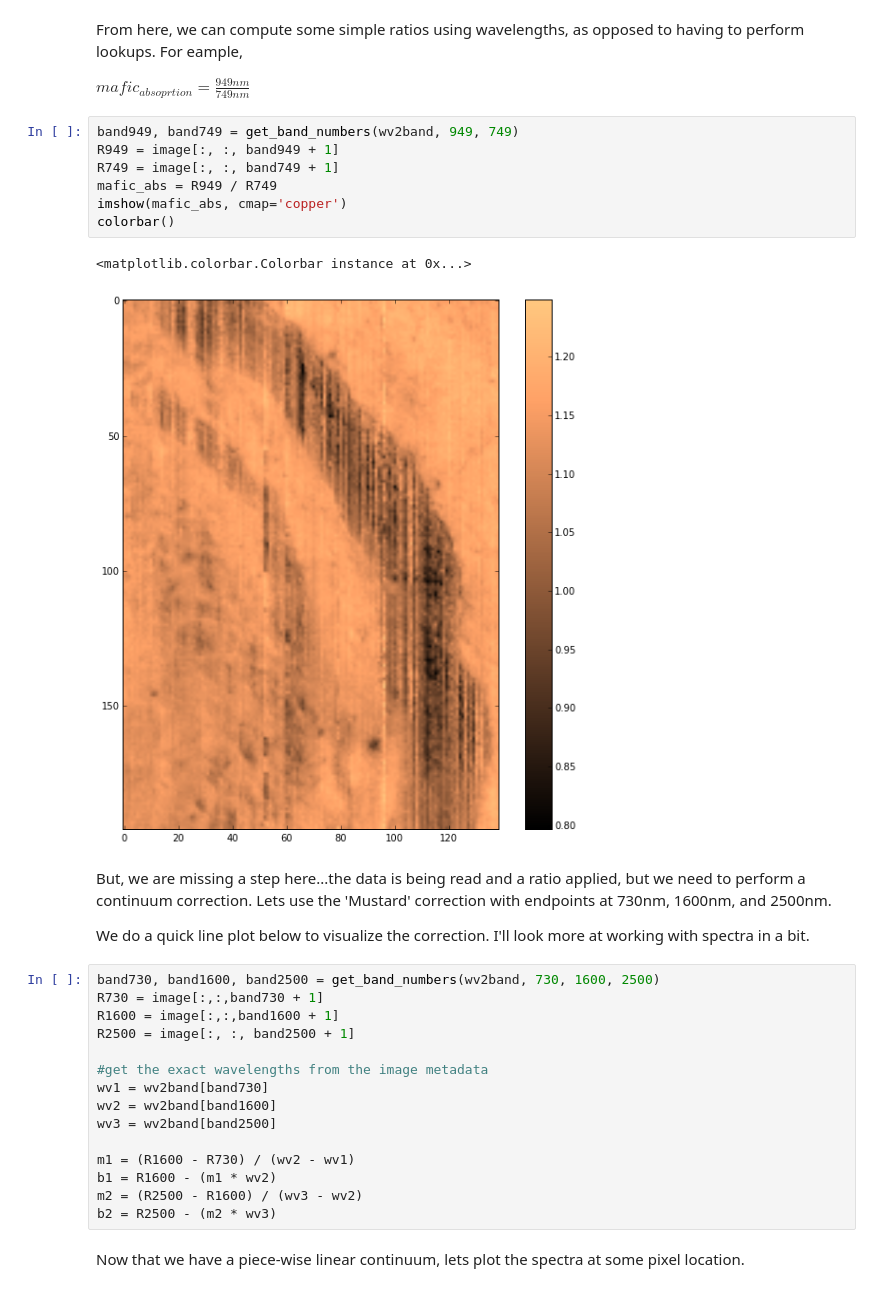
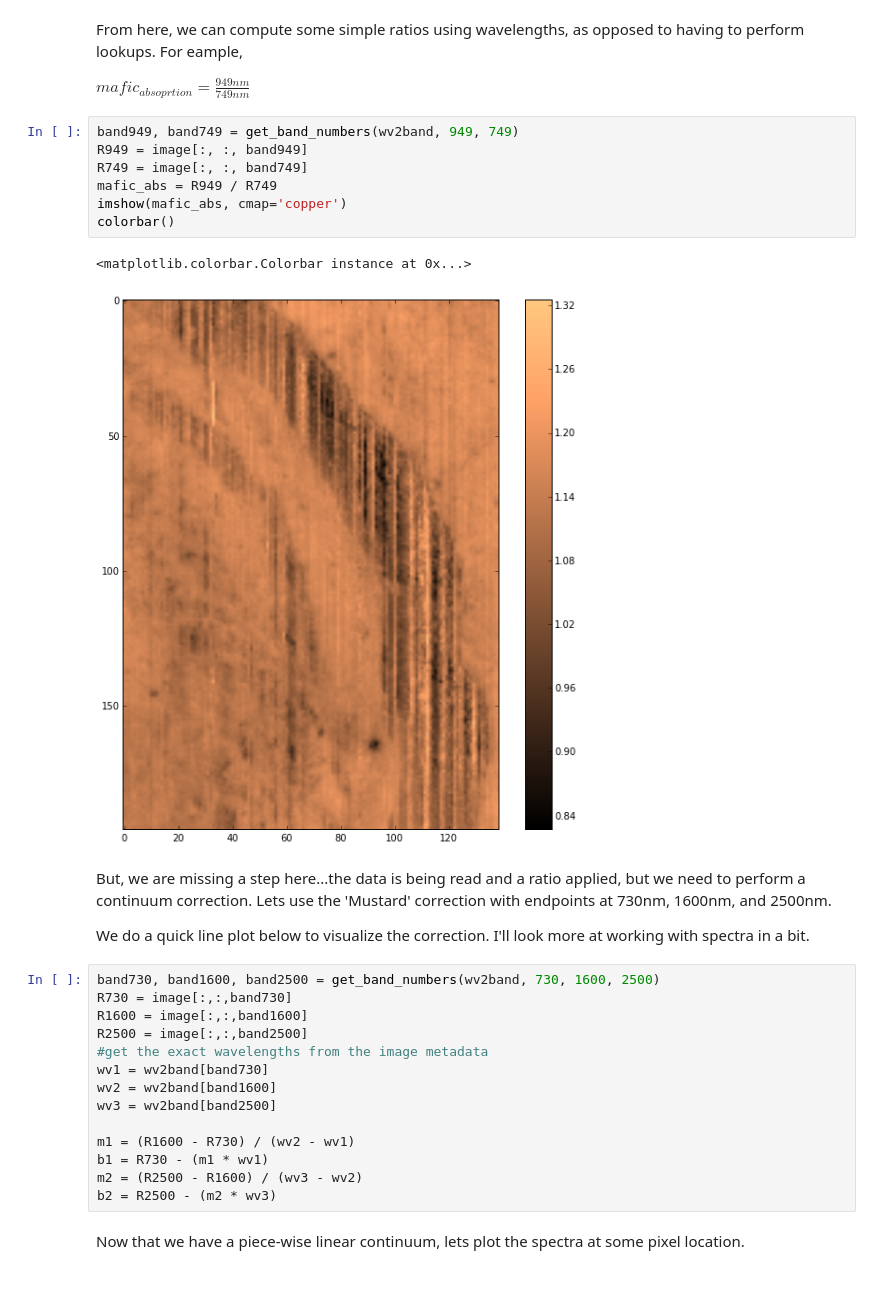
Before and after one commit to Iorent/python_tutorials, a Jupyter notebook: 05_GDAL.ipynb, the cells around one changed output. Cells and saved outputs as stored; diff of their text form.

```diff
--- a/05_GDAL.ipynb
+++ b/05_GDAL.ipynb
@@ -190,31 +187,30 @@ From here, we can compute some simple ratios using wavelengths, as opposed to ha
 $mafic_{absoprtion} = \frac{949nm}{749nm}$
 # %%
 band949, band749 = get_band_numbers(wv2band, 949, 749)
-R949 = image[:, :, band949 + 1]
-R749 = image[:, :, band749 + 1]
+R949 = image[:, :, band949]
+R749 = image[:, :, band749]
 mafic_abs = R949 / R749
 imshow(mafic_abs, cmap='copper')
 colorbar()
 # %% [output]
 <matplotlib.colorbar.Colorbar instance at 0x...>
-[figure, old version]
+[figure, new version]
 # %% [markdown]
 But, we are missing a step here...the data is being read and a ratio applied, but we need to perform a continuum correction.  Lets use the 'Mustard' correction with endpoints at 730nm, 1600nm, and 2500nm.
 
 We do a quick line plot below to visualize the correction.  I'll look more at working with spectra in a bit.
 # %%
 band730, band1600, band2500 = get_band_numbers(wv2band, 730, 1600, 2500)
-R730 = image[:,:,band730 + 1]
-R1600 = image[:,:,band1600 + 1]
-R2500 = image[:, :, band2500 + 1]
-
+R730 = image[:,:,band730]
+R1600 = image[:,:,band1600]
+R2500 = image[:,:,band2500]
 #get the exact wavelengths from the image metadata
 wv1 = wv2band[band730]
 wv2 = wv2band[band1600]
 wv3 = wv2band[band2500]
 
 m1 = (R1600 - R730) / (wv2 - wv1)
-b1 = R1600 - (m1 * wv2)
+b1 = R730 - (m1 * wv1)
 m2 = (R2500 - R1600) / (wv3 - wv2)
 b2 = R2500 - (m2 * wv3)
 # %% [markdown]
```
Also changed, not shown: parts of 4 cells of this notebook, 2 other files.
